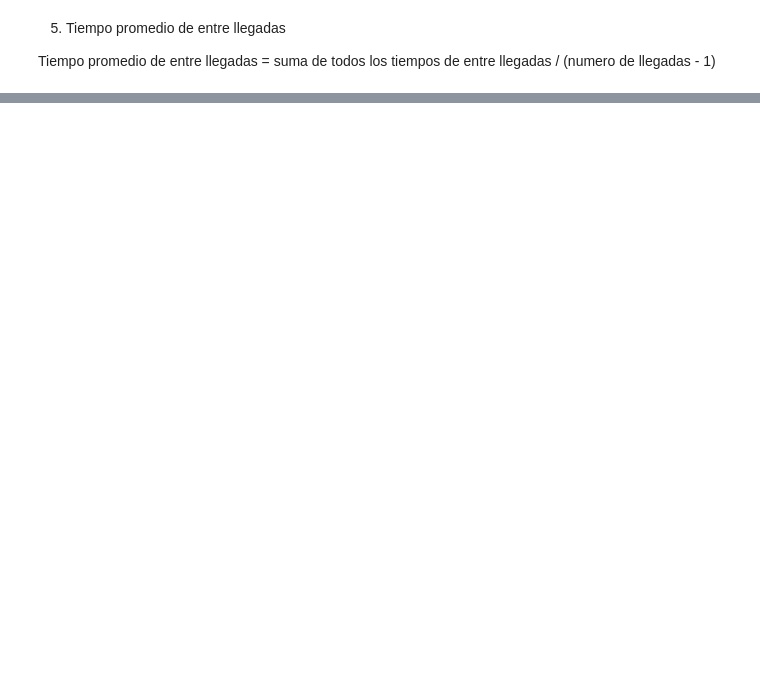
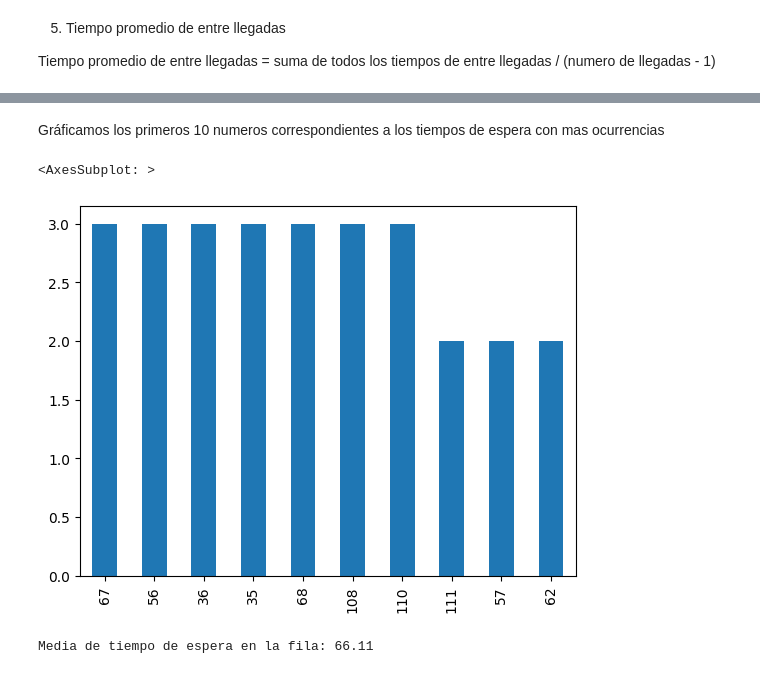
Before and after one commit to KevinBR117/proyecto_simulacion, a Jupyter notebook: proyecto.ipynb, the cells around one changed output, grey strips where cells are left out. Saved outputs shown, nothing was run; the diff lists cells and outputs as text; code cells hidden in the pictures; blank space fills up the shorter version.

```diff
--- a/proyecto.ipynb
+++ b/proyecto.ipynb
@@ -299,0 +338,7 @@ Tiempo prmedio que pasa un cliente en el sistema: 219.87
+# %%
+tiempos_espera = []
+for pieza in tabla_simulacion:
+    tiempos_espera.append(pieza[5])
+
+df = pd.DataFrame({"a": tiempos_espera})
+df["a"].value_counts()
@@ -299,0 +363,14 @@ Tiempo prmedio que pasa un cliente en el sistema: 219.87
+# %% [markdown]
+Gráficamos los primeros 10 numeros correspondientes a los tiempos de espera con mas ocurrencias
+# %%
+df["a"].value_counts()[:10].plot(kind ="bar")
+# %% [output]
+<AxesSubplot: >
+[figure, added]
+# %%
+# media de tiempo de espera en la fila
+import statistics
+media = statistics.mean(tiempos_espera)
+print(f'Media de tiempo de espera en la fila: {media}')
+# %% [output]
+Media de tiempo de espera en la fila: 66.11
```
Also changed, not shown: parts of 17 cells of this notebook.
